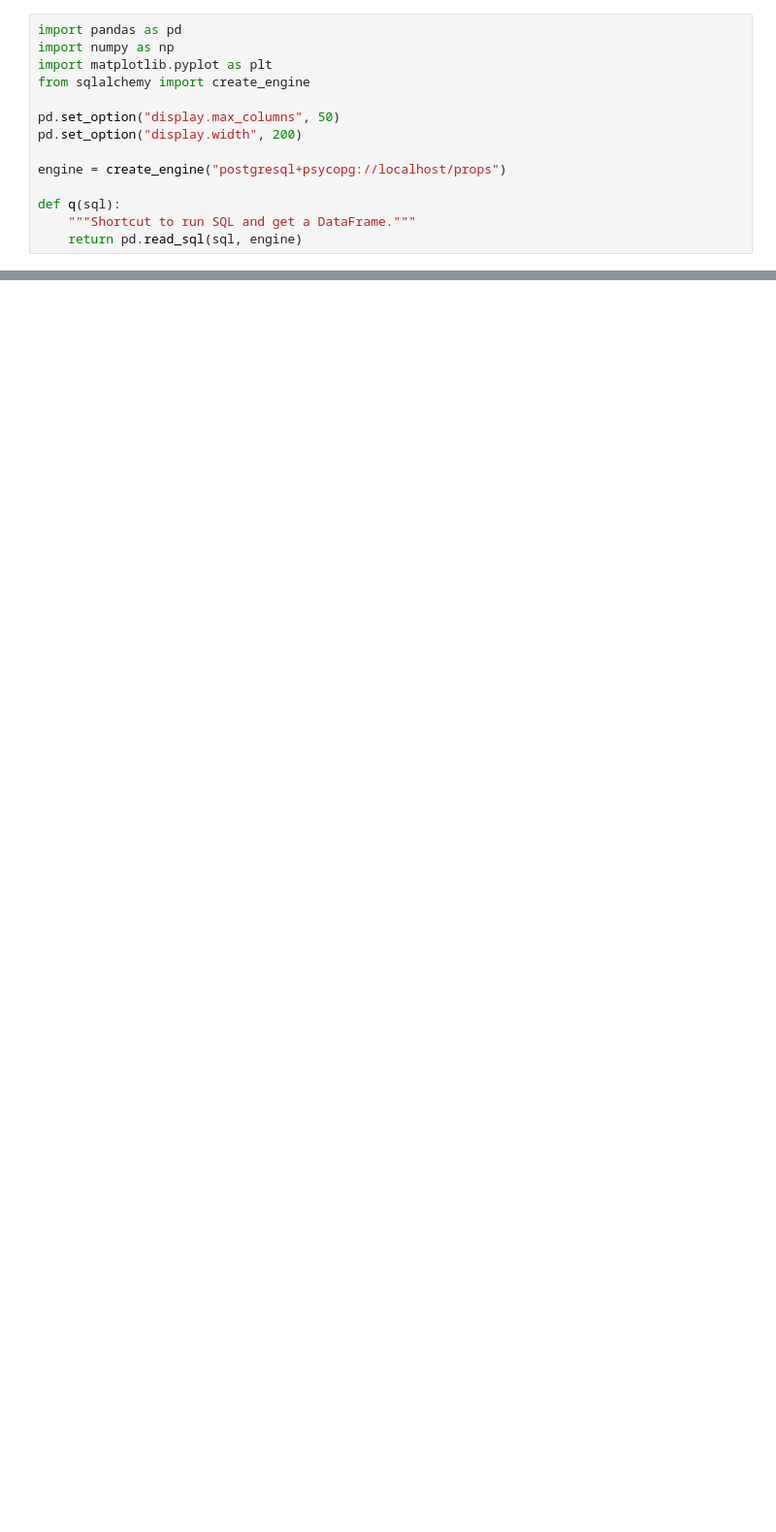
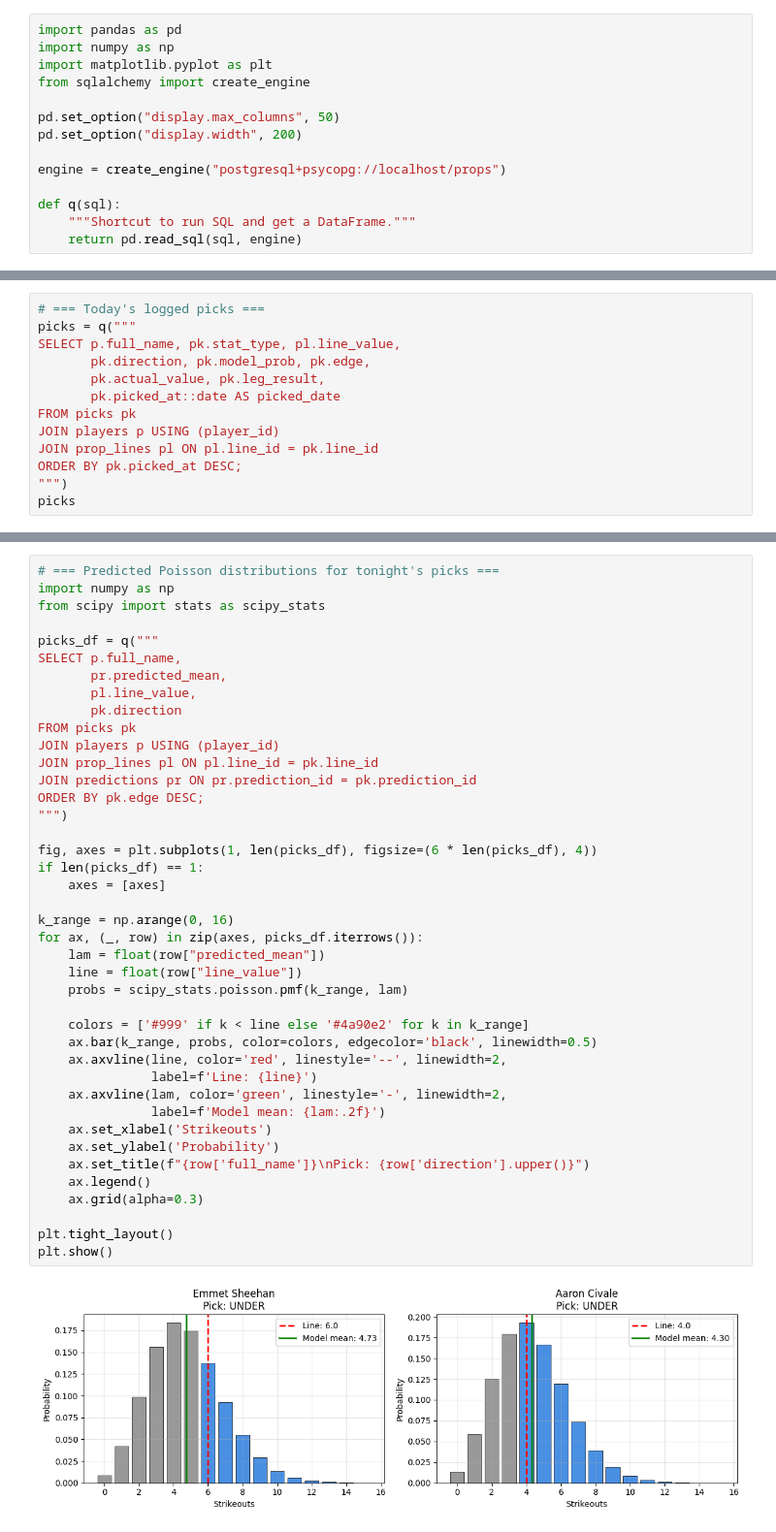
Before and after one commit to aayushdave1003/prop-edge, a Jupyter notebook: notebooks/01_data_exploration.ipynb, the cells around one changed output, grey strips where cells are left out. Shown at 97% size. Drawn from its saved outputs; the diff is of its cells as text; blank space fills up the shorter version.

Commit message:
Notebook: first picks table and Poisson distribution viz

```diff
--- a/notebooks/01_data_exploration.ipynb
+++ b/notebooks/01_data_exploration.ipynb
@@ -227,0 +228,13 @@ df_k
+# %%
+# === Today's logged picks ===
+picks = q("""
+SELECT p.full_name, pk.stat_type, pl.line_value,
+       pk.direction, pk.model_prob, pk.edge,
+       pk.actual_value, pk.leg_result,
+       pk.picked_at::date AS picked_date
+FROM picks pk
+JOIN players p USING (player_id)
+JOIN prop_lines pl ON pl.line_id = pk.line_id
+ORDER BY pk.picked_at DESC;
+""")
+picks
@@ -227,0 +245,43 @@ df_k
+# %%
+# === Predicted Poisson distributions for tonight's picks ===
+import numpy as np
+from scipy import stats as scipy_stats
+
+picks_df = q("""
+SELECT p.full_name,
+       pr.predicted_mean,
+       pl.line_value,
+       pk.direction
+FROM picks pk
+JOIN players p USING (player_id)
+JOIN prop_lines pl ON pl.line_id = pk.line_id
+JOIN predictions pr ON pr.prediction_id = pk.prediction_id
+ORDER BY pk.edge DESC;
+""")
+
+fig, axes = plt.subplots(1, len(picks_df), figsize=(6 * len(picks_df), 4))
+if len(picks_df) == 1:
+    axes = [axes]
+
+k_range = np.arange(0, 16)
+for ax, (_, row) in zip(axes, picks_df.iterrows()):
+    lam = float(row["predicted_mean"])
+    line = float(row["line_value"])
+    probs = scipy_stats.poisson.pmf(k_range, lam)
+
+    colors = ['#999' if k < line else '#4a90e2' for k in k_range]
+    ax.bar(k_range, probs, color=colors, edgecolor='black', linewidth=0.5)
+    ax.axvline(line, color='red', linestyle='--', linewidth=2,
+               label=f'Line: {line}')
+    ax.axvline(lam, color='green', linestyle='-', linewidth=2,
+               label=f'Model mean: {lam:.2f}')
+    ax.set_xlabel('Strikeouts')
+    ax.set_ylabel('Probability')
+    ax.set_title(f"{row['full_name']}\nPick: {row['direction'].upper()}")
+    ax.legend()
+    ax.grid(alpha=0.3)
+
+plt.tight_layout()
+plt.show()
+# %% [output]
+[figure, added]
```
Also changed, not shown: parts of 9 cells of this notebook.
